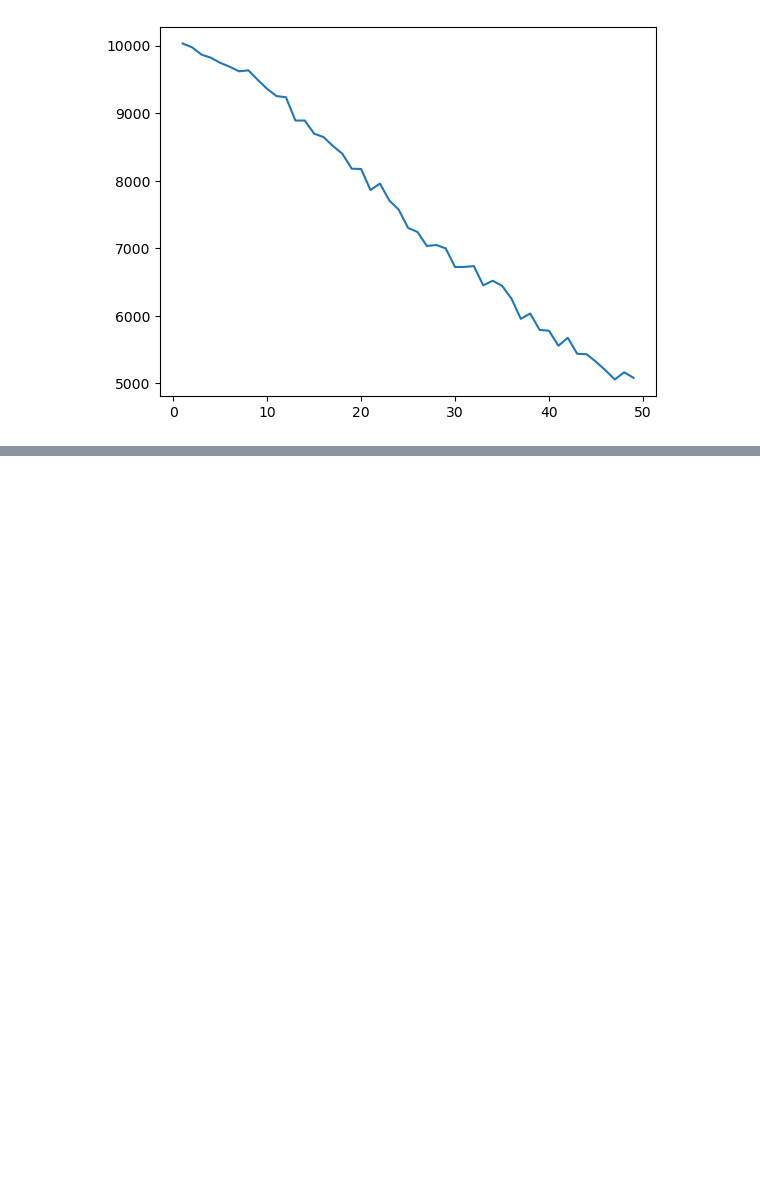
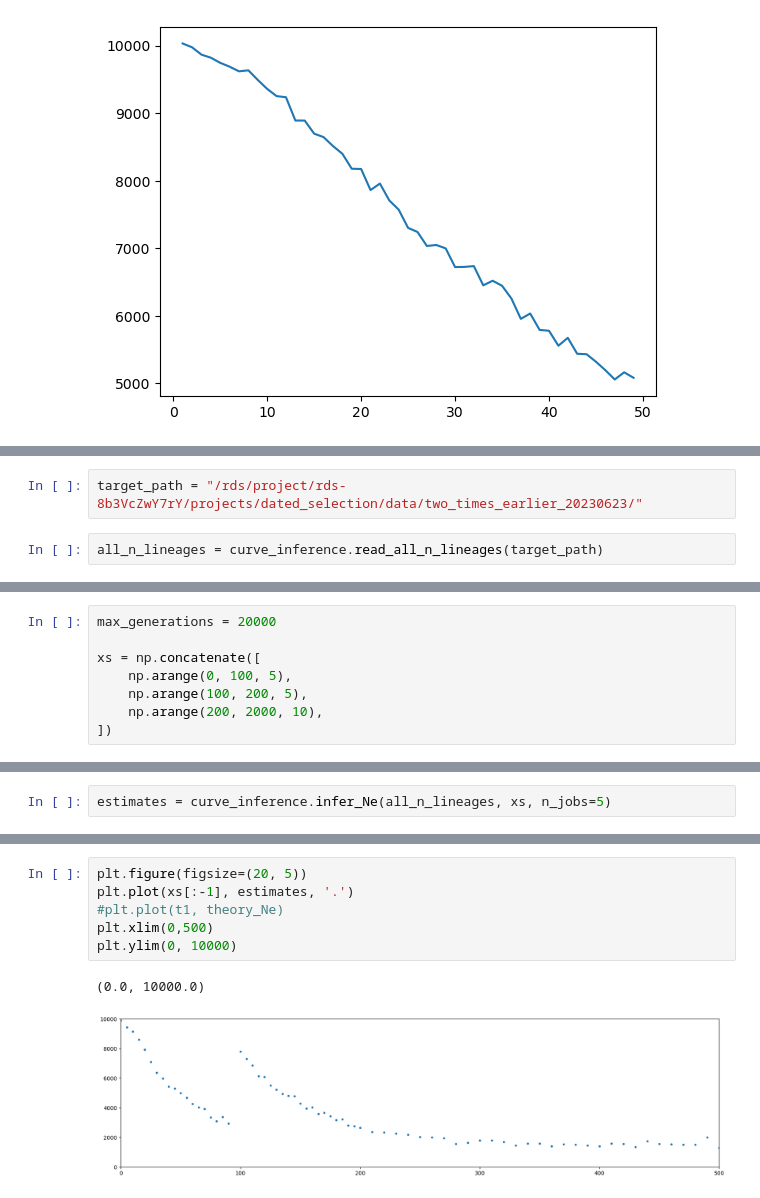
Before and after one commit to regevs/dated_selection, a Jupyter notebook: notebooks/20230426_coupon_estimates.ipynb, the cells around one changed output, grey strips where cells are left out. Cells and saved outputs as stored; diff of their text form; blank space fills up the shorter version.

```diff
--- a/notebooks/20230426_coupon_estimates.ipynb
+++ b/notebooks/20230426_coupon_estimates.ipynb
@@ -128,0 +156,4 @@ plt.plot(fine_estimates)
+# %%
+target_path = "/rds/project/rds-8b3VcZwY7rY/projects/dated_selection/data/two_times_earlier_20230623/"
+# %%
+all_n_lineages = curve_inference.read_all_n_lineages(target_path)
@@ -128,0 +172,8 @@ plt.plot(fine_estimates)
+# %%
+max_generations = 20000
+
+xs = np.concatenate([
+    np.arange(0, 100, 5),
+    np.arange(100, 200, 5),
+    np.arange(200, 2000, 10),
+])
@@ -128,0 +184,2 @@ plt.plot(fine_estimates)
+# %%
+estimates = curve_inference.infer_Ne(all_n_lineages, xs, n_jobs=5)
@@ -128,0 +211,9 @@ plt.plot(fine_estimates)
+# %%
+plt.figure(figsize=(20, 5))
+plt.plot(xs[:-1], estimates, '.')
+#plt.plot(t1, theory_Ne)
+plt.xlim(0,500)
+plt.ylim(0, 10000)
+# %% [output]
+(0.0, 10000.0)
+[figure, added]
```
Also changed, not shown: parts of 22 cells of this notebook, 8 other files.
